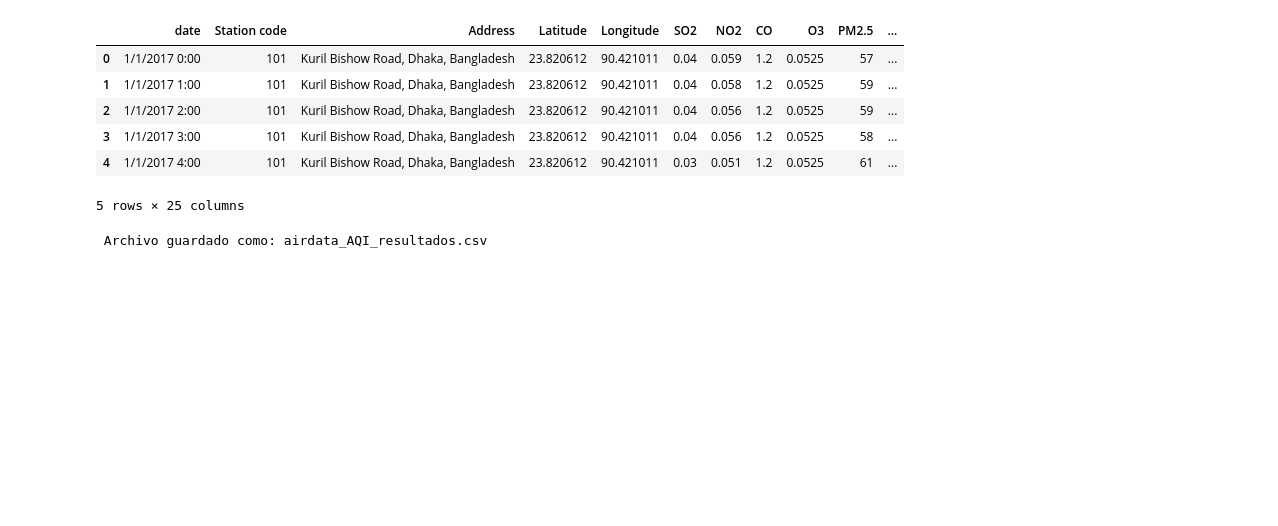
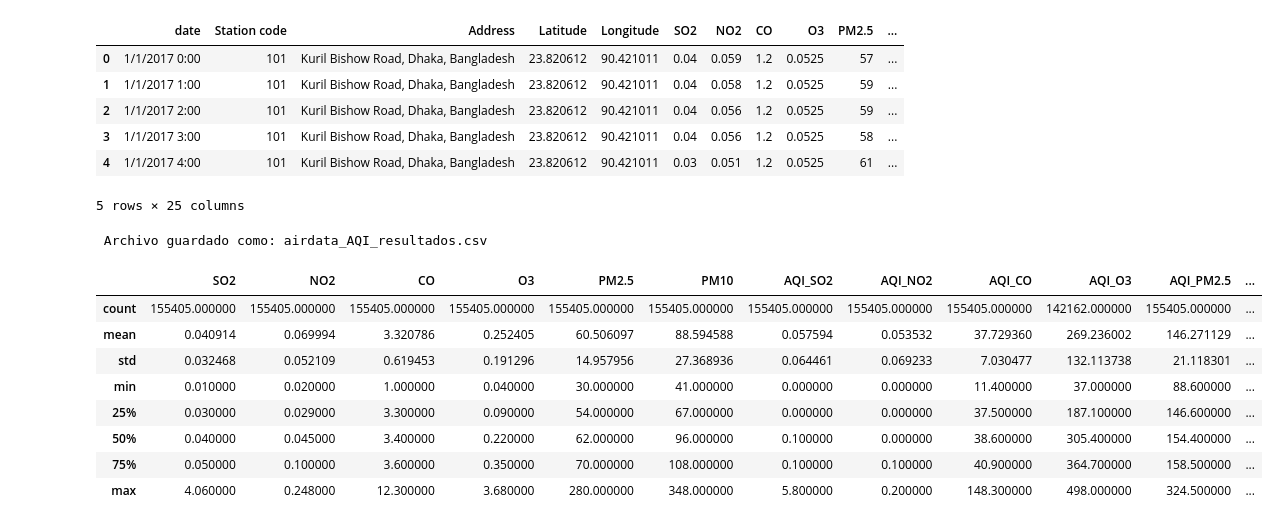
Before and after one commit to flatlalejo1982/Phase-4-Project-Execution, a Jupyter notebook: Phase_4.ipynb, the cells around one changed output. Saved outputs shown, nothing was run; the diff lists cells and outputs as text; code cells hidden in the pictures; blank space fills up the shorter version.

```diff
--- a/Phase_4.ipynb
+++ b/Phase_4.ipynb
@@ -137,0 +136,12 @@ print("\n Archivo guardado como: airdata_AQI_resultados.csv")
+# %%
+data.loc[:, 'SO2':].describe()
+# %% [output]
+|  | SO2 | NO2 | CO | O3 | PM2.5 | PM10 | AQI_SO2 | AQI_NO2 | AQI_CO | AQI_O3 | AQI_PM2.5 | ... |
+| count | 155405.000000 | 155405.000000 | 155405.000000 | 155405.000000 | 155405.000000 | 155405.000000 | 155405.000000 | 155405.000000 | 155405.000000 | 142162.000000 | 155405.000000 | ... |
+| mean | 0.040914 | 0.069994 | 3.320786 | 0.252405 | 60.506097 | 88.594588 | 0.057594 | 0.053532 | 37.729360 | 269.236002 | 146.271129 | ... |
+| std | 0.032468 | 0.052109 | 0.619453 | 0.191296 | 14.957956 | 27.368936 | 0.064461 | 0.069233 | 7.030477 | 132.113738 | 21.118301 | ... |
+| min | 0.010000 | 0.020000 | 1.000000 | 0.040000 | 30.000000 | 41.000000 | 0.000000 | 0.000000 | 11.400000 | 37.000000 | 88.600000 | ... |
+| 25% | 0.030000 | 0.029000 | 3.300000 | 0.090000 | 54.000000 | 67.000000 | 0.000000 | 0.000000 | 37.500000 | 187.100000 | 146.600000 | ... |
+| 50% | 0.040000 | 0.045000 | 3.400000 | 0.220000 | 62.000000 | 96.000000 | 0.100000 | 0.000000 | 38.600000 | 305.400000 | 154.400000 | ... |
+| 75% | 0.050000 | 0.100000 | 3.600000 | 0.350000 | 70.000000 | 108.000000 | 0.100000 | 0.100000 | 40.900000 | 364.700000 | 158.500000 | ... |
+| max | 4.060000 | 0.248000 | 12.300000 | 3.680000 | 280.000000 | 348.000000 | 5.800000 | 0.200000 | 148.300000 | 498.000000 | 324.500000 | ... |
```
Also changed, not shown: parts of 4 cells of this notebook.
